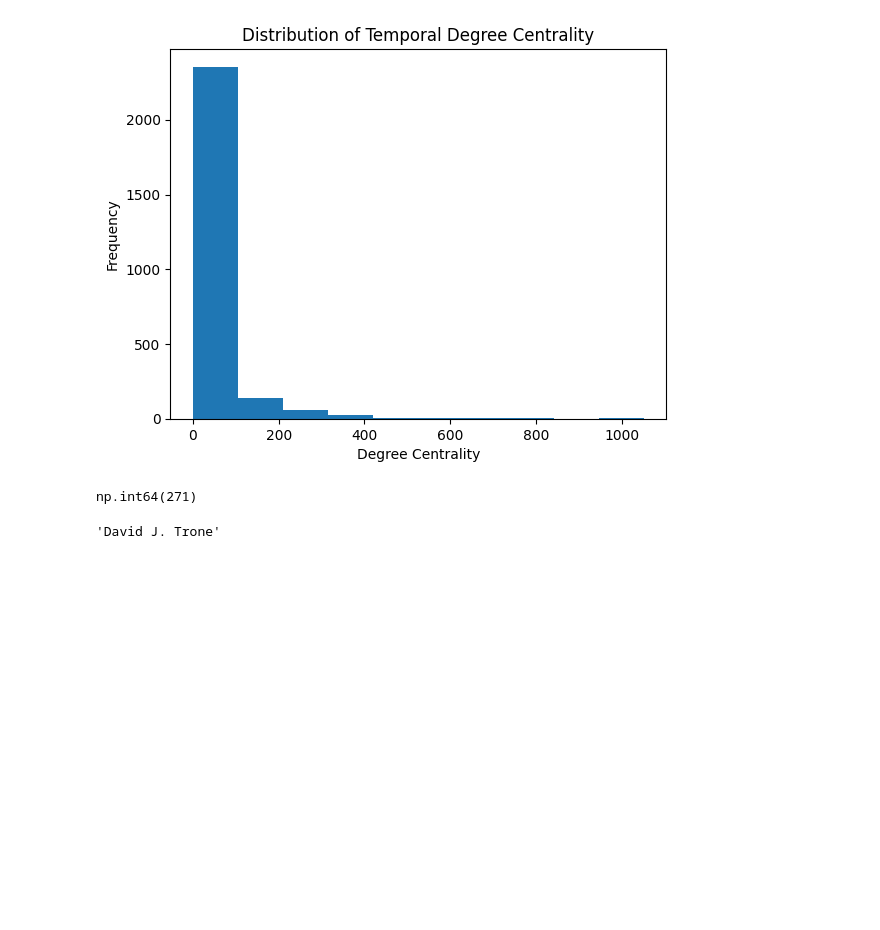
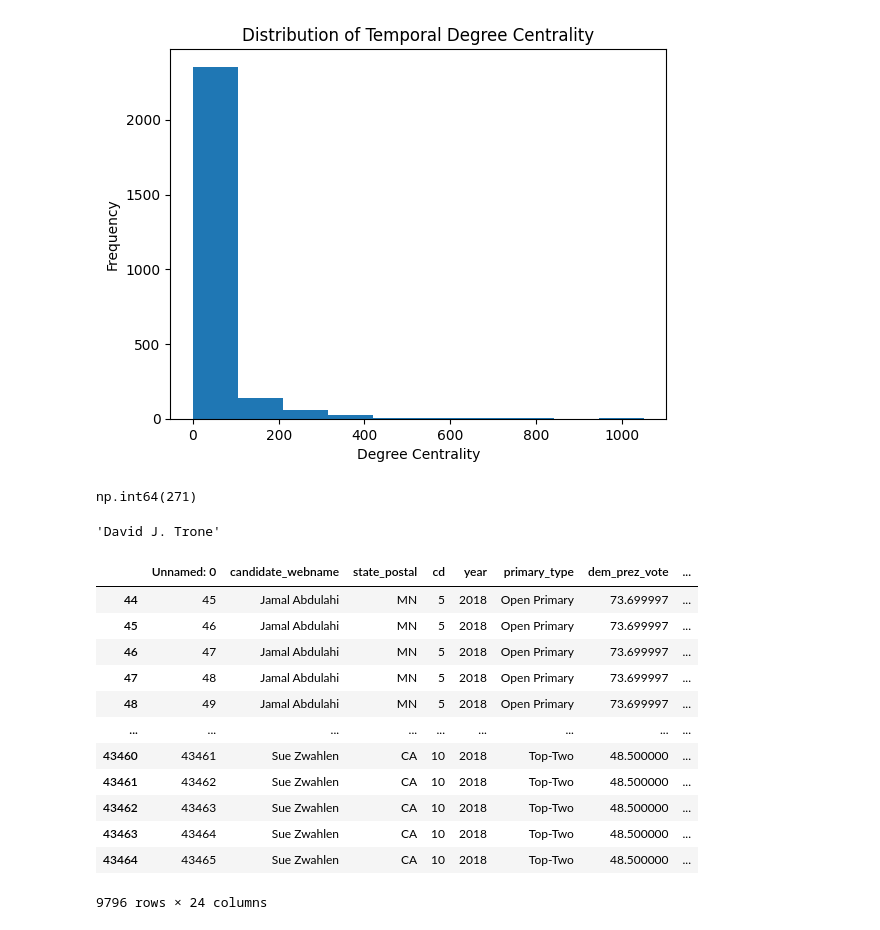
Before and after one commit to nurfnick/NetworkScience, a Jupyter notebook: Project/project.ipynb, the cells around one changed output. Saved outputs shown, nothing was run; the diff lists cells and outputs as text; code cells hidden in the pictures; blank space fills up the shorter version.

```diff
--- a/Project/project.ipynb
+++ b/Project/project.ipynb
@@ -646,3 +652,19 @@ def get_key_from_value(dictionary, target_value):
 get_key_from_value(node_to_int,271)
 # %% [output]
 'David J. Trone'
+# %%
+df1_merged[(df1_merged['year'] == 2018)&(df1_merged['cand_party']== 'Democrat')]
+# %% [output]
+|  | Unnamed: 0 | candidate_webname | state_postal | cd | year | primary_type | dem_prez_vote | ... |
+| 44 | 45 | Jamal Abdulahi | MN | 5 | 2018 | Open Primary | 73.699997 | ... |
+| 45 | 46 | Jamal Abdulahi | MN | 5 | 2018 | Open Primary | 73.699997 | ... |
+| 46 | 47 | Jamal Abdulahi | MN | 5 | 2018 | Open Primary | 73.699997 | ... |
+| 47 | 48 | Jamal Abdulahi | MN | 5 | 2018 | Open Primary | 73.699997 | ... |
+| 48 | 49 | Jamal Abdulahi | MN | 5 | 2018 | Open Primary | 73.699997 | ... |
+| ... | ... | ... | ... | ... | ... | ... | ... | ... |
+| 43460 | 43461 | Sue Zwahlen | CA | 10 | 2018 | Top-Two | 48.500000 | ... |
+| 43461 | 43462 | Sue Zwahlen | CA | 10 | 2018 | Top-Two | 48.500000 | ... |
+| 43462 | 43463 | Sue Zwahlen | CA | 10 | 2018 | Top-Two | 48.500000 | ... |
+| 43463 | 43464 | Sue Zwahlen | CA | 10 | 2018 | Top-Two | 48.500000 | ... |
+| 43464 | 43465 | Sue Zwahlen | CA | 10 | 2018 | Top-Two | 48.500000 | ... |
+9796 rows × 24 columns
```
Also changed, not shown: parts of 8 cells of this notebook.
